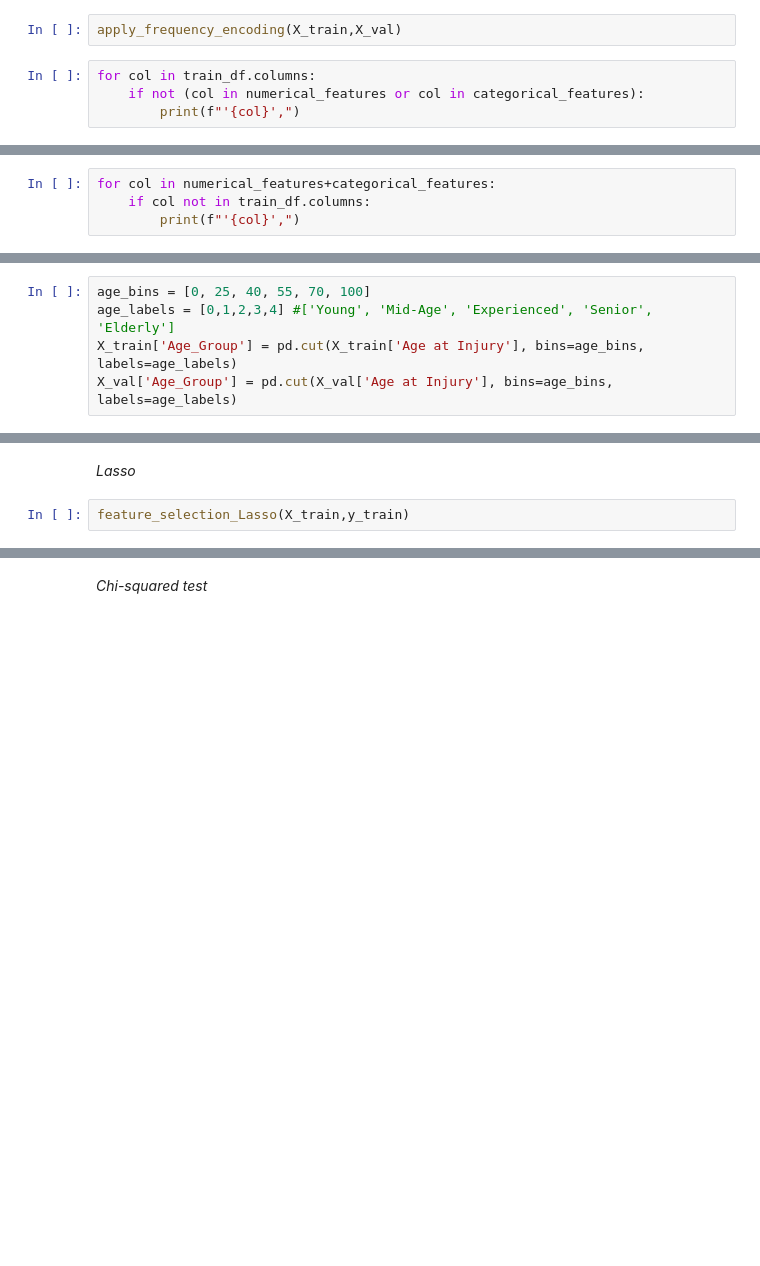
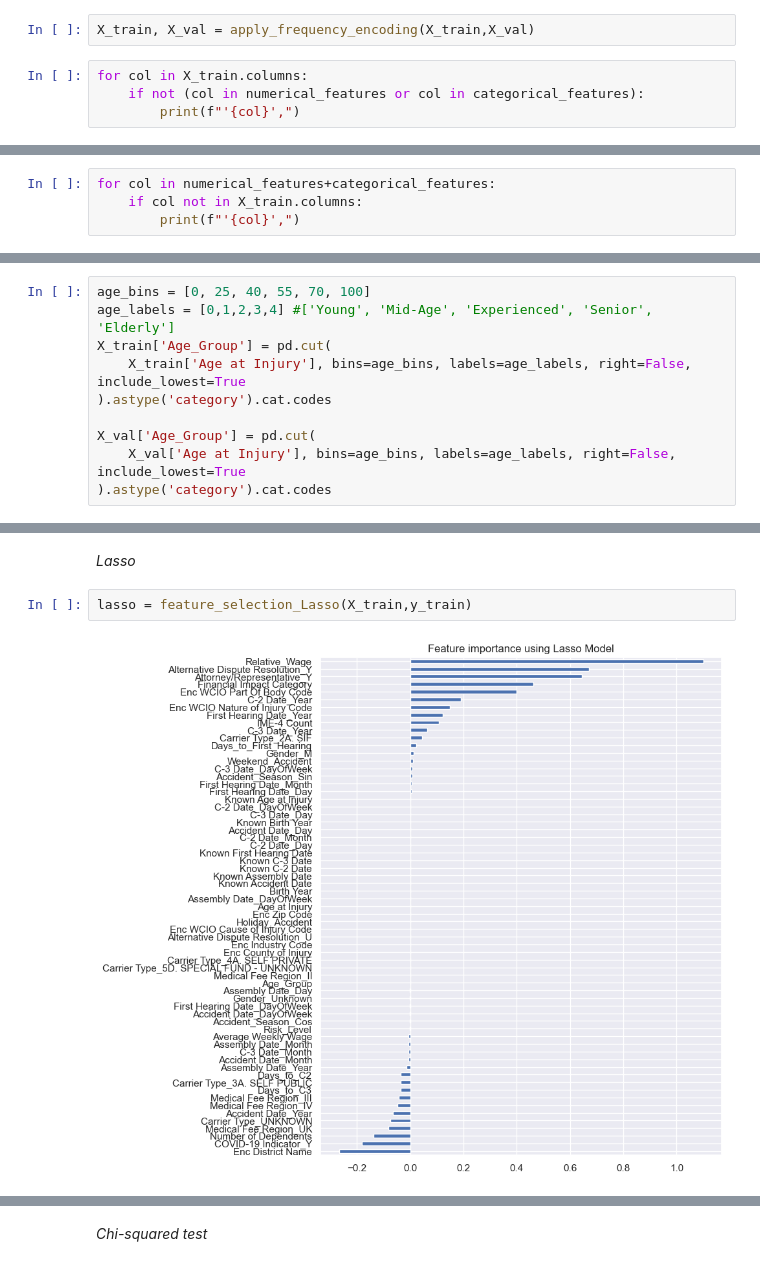
Before and after one commit to Gomsofi06/Machine_Learning_NOVAIMS, a Jupyter notebook: 02_Feature_selection_Revised.ipynb, the cells around one changed output, grey strips where cells are left out. Drawn from its saved outputs; the diff is of its cells as text; blank space fills up the shorter version.

```diff
--- a/02_Feature_selection_Revised.ipynb
+++ b/02_Feature_selection_Revised.ipynb
@@ -123,8 +134,8 @@ y = train_df["Claim Injury Type Encoded"]
 # %%
 X_train, X_val, y_train, y_val = train_test_split(X,y, test_size = 0.25, stratify = y, shuffle = True)
 # %%
-apply_frequency_encoding(X_train,X_val)
+X_train, X_val = apply_frequency_encoding(X_train,X_val)
 # %%
-for col in train_df.columns:
+for col in X_train.columns:
     if not (col in numerical_features or col in categorical_features):
         print(f"'{col}',")
@@ -131,4 +144,4 @@ for col in train_df.columns:
 # %%
 for col in numerical_features+categorical_features:
-    if col not in train_df.columns:
+    if col not in X_train.columns:
         print(f"'{col}',")
@@ -177,7 +194,12 @@ __Binning:__ Group ages into categories like "young" or "senior" if such categor
 # %%
 age_bins = [0, 25, 40, 55, 70, 100]
 age_labels = [0,1,2,3,4] #['Young', 'Mid-Age', 'Experienced', 'Senior', 'Elderly']
-X_train['Age_Group'] = pd.cut(X_train['Age at Injury'], bins=age_bins, labels=age_labels)
-X_val['Age_Group'] = pd.cut(X_val['Age at Injury'], bins=age_bins, labels=age_labels)
+X_train['Age_Group'] = pd.cut(
+    X_train['Age at Injury'], bins=age_bins, labels=age_labels, right=False, include_lowest=True
+).astype('category').cat.codes
+
+X_val['Age_Group'] = pd.cut(
+    X_val['Age at Injury'], bins=age_bins, labels=age_labels, right=False, include_lowest=True
+).astype('category').cat.codes
 # %% [markdown]
 # Scaling
@@ -242,4 +404,6 @@ feature_importance_df
 # %% [markdown]
 *Lasso*
 # %%
-feature_selection_Lasso(X_train,y_train)
+lasso = feature_selection_Lasso(X_train,y_train)
+# %% [output]
+[figure, added]
```
Also changed, not shown: parts of 32 cells of this notebook, 3 other files.
